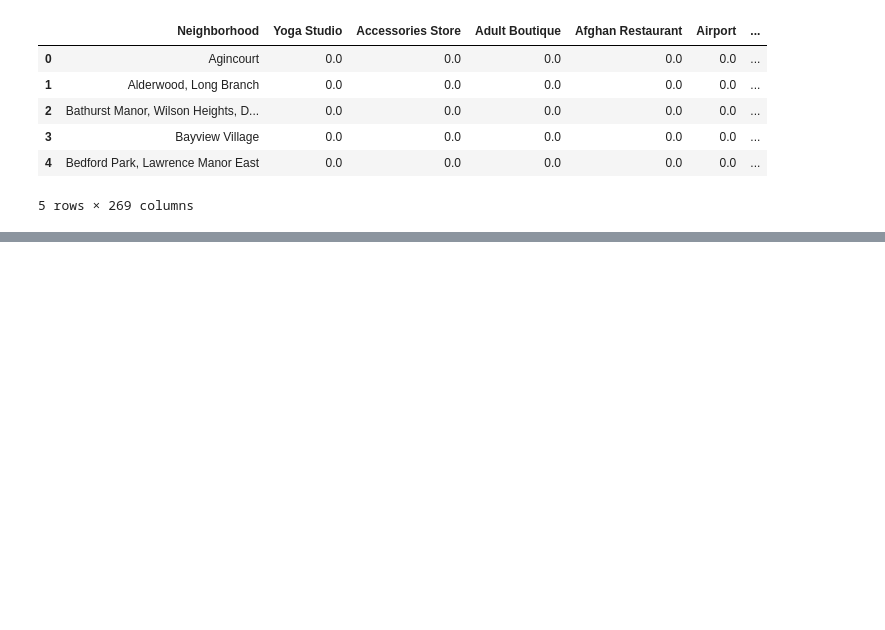
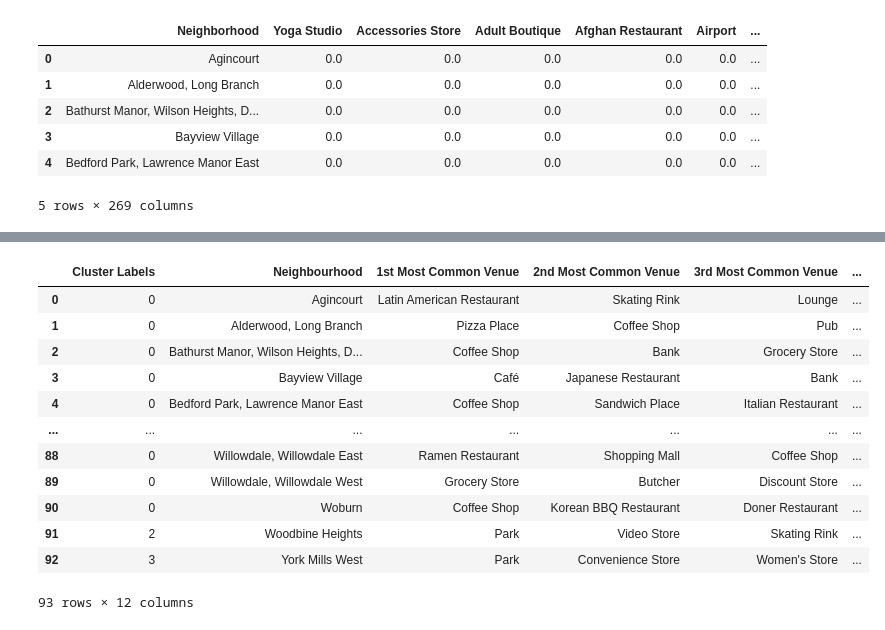
Before and after one commit to omer-gold/Coursera_Capstone, a Jupyter notebook: Coursera_Capstone_JN.ipynb, the cells around one changed output, grey strips where cells are left out. Cells and saved outputs as stored; diff of their text form; code cells hidden in the pictures; blank space fills up the shorter version.

```diff
--- a/Coursera_Capstone_JN.ipynb
+++ b/Coursera_Capstone_JN.ipynb
@@ -616,0 +609,16 @@ NameError: name 'KMeans' is not defined
+# %%
+neighborhoods_venues_sorted
+# %% [output]
+|  | Cluster Labels | Neighbourhood | 1st Most Common Venue | 2nd Most Common Venue | 3rd Most Common Venue | ... |
+| 0 | 0 | Agincourt | Latin American Restaurant | Skating Rink | Lounge | ... |
+| 1 | 0 | Alderwood, Long Branch | Pizza Place | Coffee Shop | Pub | ... |
+| 2 | 0 | Bathurst Manor, Wilson Heights, D... | Coffee Shop | Bank | Grocery Store | ... |
+| 3 | 0 | Bayview Village | Café | Japanese Restaurant | Bank | ... |
+| 4 | 0 | Bedford Park, Lawrence Manor East | Coffee Shop | Sandwich Place | Italian Restaurant | ... |
+| ... | ... | ... | ... | ... | ... | ... |
+| 88 | 0 | Willowdale, Willowdale East | Ramen Restaurant | Shopping Mall | Coffee Shop | ... |
+| 89 | 0 | Willowdale, Willowdale West | Grocery Store | Butcher | Discount Store | ... |
+| 90 | 0 | Woburn | Coffee Shop | Korean BBQ Restaurant | Doner Restaurant | ... |
+| 91 | 2 | Woodbine Heights | Park | Video Store | Skating Rink | ... |
+| 92 | 3 | York Mills West | Park | Convenience Store | Women's Store | ... |
+93 rows × 12 columns
```
Also changed, not shown: parts of 22 cells of this notebook.
